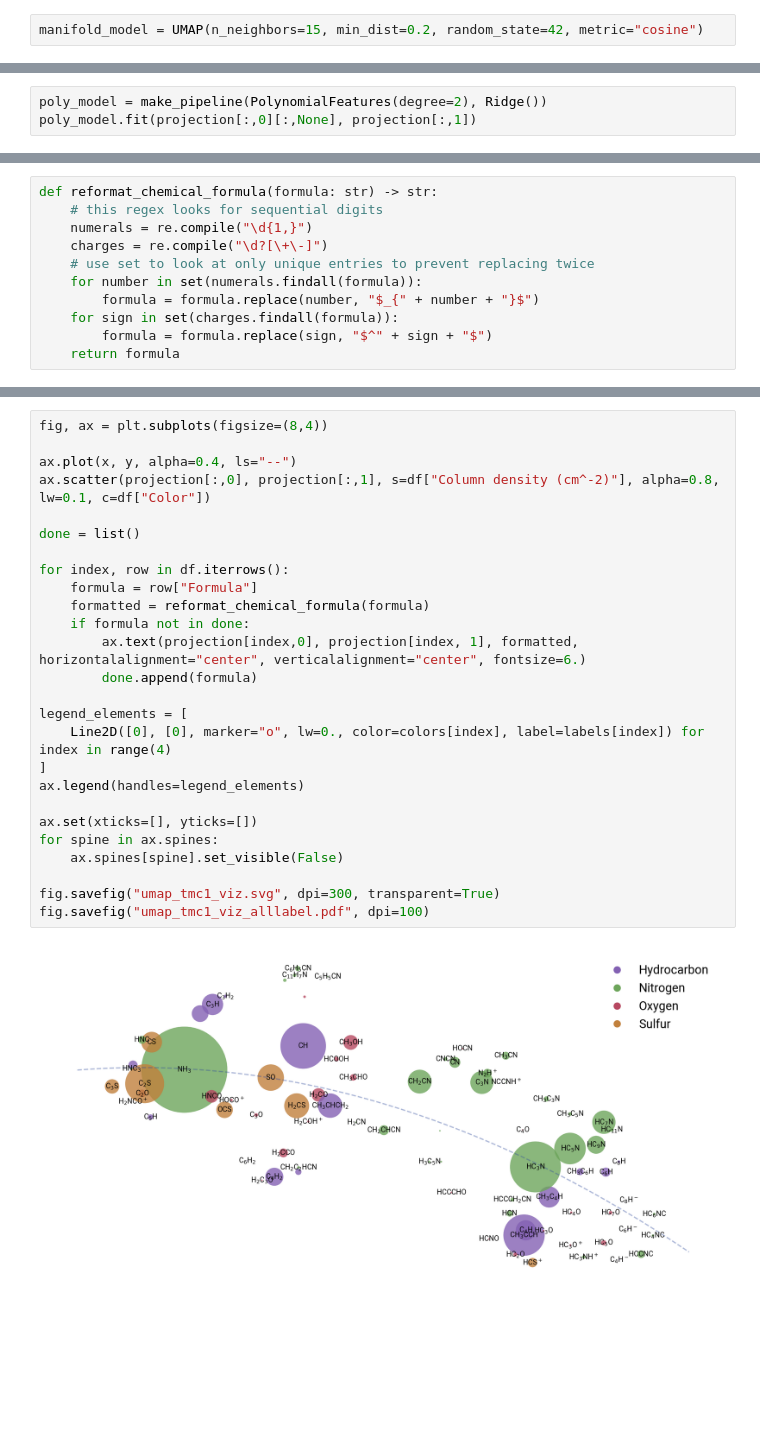
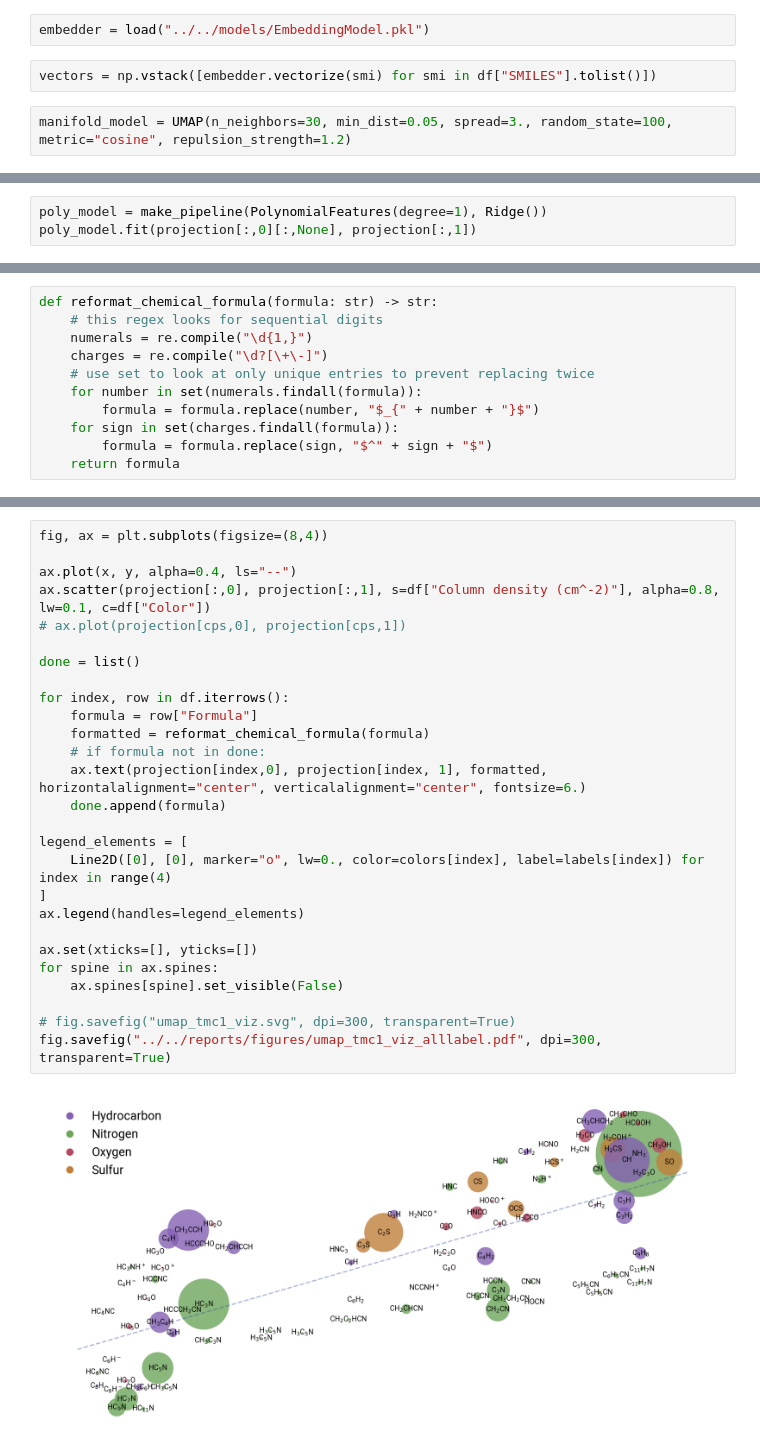
Before and after one commit to laserkelvin/umda, a Jupyter notebook: notebooks/reports/TMC1-space-viz.ipynb, the cells around one changed output, grey strips where cells are left out. Saved outputs shown, nothing was run; the diff lists cells and outputs as text; blank space fills up the shorter version.

```diff
--- a/notebooks/reports/TMC1-space-viz.ipynb
+++ b/notebooks/reports/TMC1-space-viz.ipynb
@@ -23,5 +22,9 @@ vectors = np.vstack(df["Vecs"].to_numpy())
+# %%
+embedder = load("../../models/EmbeddingModel.pkl")
+# %%
+vectors = np.vstack([embedder.vectorize(smi) for smi in df["SMILES"].tolist()])
 # %%
-manifold_model = UMAP(n_neighbors=15, min_dist=0.2, random_state=42, metric="cosine")
+manifold_model = UMAP(n_neighbors=30, min_dist=0.05, spread=3., random_state=100, metric="cosine", repulsion_strength=1.2)
 # %%
 projection = manifold_model.fit_transform(vectors)
 # %%
@@ -75,6 +78,6 @@ from sklearn.linear_model import Ridge
 from sklearn.preprocessing import PolynomialFeatures
 from sklearn.pipeline import make_pipeline
 # %%
-poly_model = make_pipeline(PolynomialFeatures(degree=2), Ridge())
+poly_model = make_pipeline(PolynomialFeatures(degree=1), Ridge())
 poly_model.fit(projection[:,0][:,None], projection[:,1])
 # %% [output]
@@ -97,28 +102,29 @@ def reformat_chemical_formula(formula: str) -> str:
 # %%
 fig, ax = plt.subplots(figsize=(8,4))
 
 ax.plot(x, y, alpha=0.4, ls="--")
 ax.scatter(projection[:,0], projection[:,1], s=df["Column density (cm^-2)"], alpha=0.8, lw=0.1, c=df["Color"])
+# ax.plot(projection[cps,0], projection[cps,1])
 
 done = list()
 
 for index, row in df.iterrows():
     formula = row["Formula"]
     formatted = reformat_chemical_formula(formula)
-    if formula not in done:
-        ax.text(projection[index,0], projection[index, 1], formatted, horizontalalignment="center", verticalalignment="center", fontsize=6.)
-        done.append(formula)
+    # if formula not in done:
+    ax.text(projection[index,0], projection[index, 1], formatted, horizontalalignment="center", verticalalignment="center", fontsize=6.)
+    done.append(formula)
 
 legend_elements = [
     Line2D([0], [0], marker="o", lw=0., color=colors[index], label=labels[index]) for index in range(4)
 ]
 ax.legend(handles=legend_elements)
 
 ax.set(xticks=[], yticks=[])
 for spine in ax.spines:
     ax.spines[spine].set_visible(False)
 
-fig.savefig("umap_tmc1_viz.svg", dpi=300, transparent=True)
-fig.savefig("umap_tmc1_viz_alllabel.pdf", dpi=100)
+# fig.savefig("umap_tmc1_viz.svg", dpi=300, transparent=True)
+fig.savefig("../../reports/figures/umap_tmc1_viz_alllabel.pdf", dpi=300, transparent=True)
 # %% [output]
-[figure, old version]
+[figure, new version]
```
Also changed, not shown: parts of 21 cells of this notebook, 8 other files.
